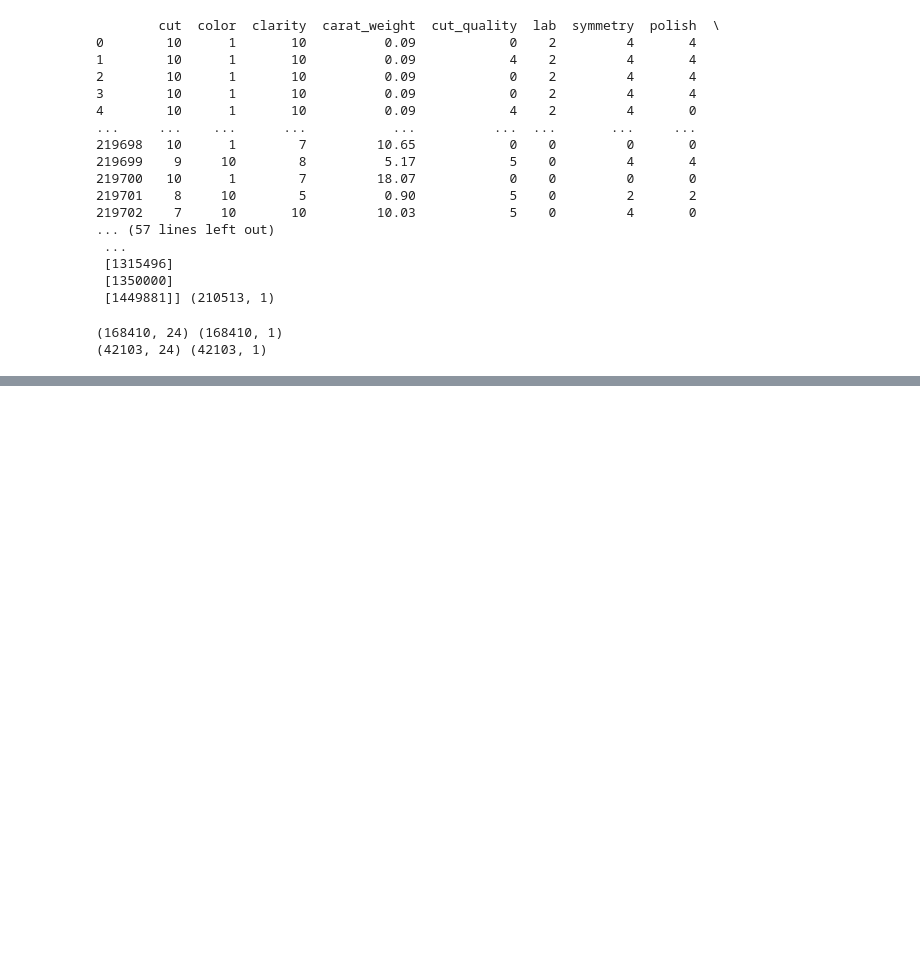
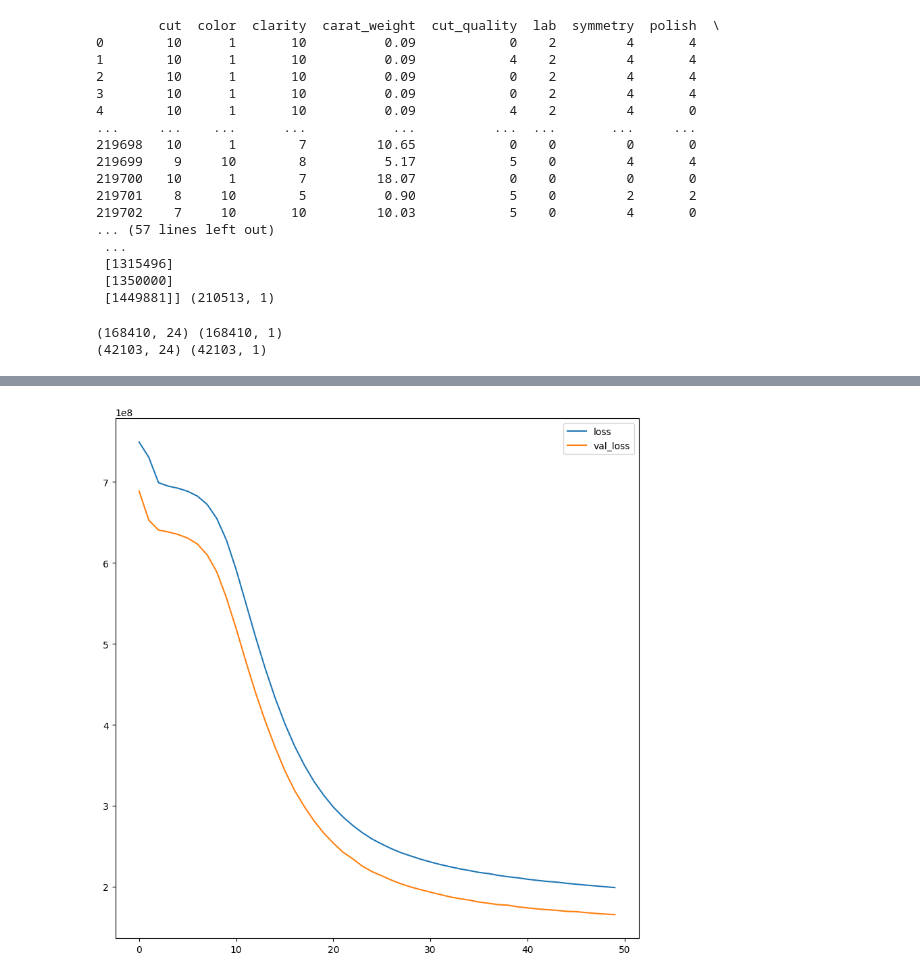
Before and after one commit to macs13/Predicting-Diamond-Sale-Price, a Jupyter notebook: notebooks/script.ipynb, the cells around one changed output, grey strips where cells are left out. Drawn from its saved outputs; the diff is of its cells as text; code cells hidden in the pictures; blank space fills up the shorter version.

Commit message:
modelling the regresion

```diff
--- a/notebooks/script.ipynb
+++ b/notebooks/script.ipynb
@@ -351,0 +354,10 @@ print(X_test.shape,y_test.shape)
+# %%
+#for this we can use the inbuilt LinearRegression model in sklearn
+from sklearn.linear_model import LinearRegression
+
+mlr = LinearRegression()
+
+mlr.fit(X_train, y_train)
+
+print("Intercept: ",mlr.intercept_)
+print("Coeffs: ", list(zip(X, mlr.coef_)))
@@ -351,0 +393,10 @@ print(X_test.shape,y_test.shape)
+# %%
+model = Sequential()
+model.add(Dense(units = 100, input_dim = 24, kernel_initializer = 'normal', activation='relu'))
+model.add(Dense(units = 50, kernel_initializer = 'normal', activation='relu'))
+model.add(Dense(1, kernel_initializer = 'normal'))
+
+#Since it is a curve fitting problem loss is MSE
+#Lets add a history to track the loss
+model.compile(loss='mean_squared_error', optimizer='adam')
+history = model.fit(X_train,y_train, validation_split = 0.2, batch_size = 2000, epochs = 50, verbose = 1 )
@@ -351,0 +422,22 @@ print(X_test.shape,y_test.shape)
+# %%
+#plotting loss curve
+'''
+plt.plot(history.history['acc'])
+plt.plot(history.history['val_acc'])
+plt.title("Model Accuracy")
+plt.ylabel("Accuracy")
+plt.xlabel("Epoch")
+plt.show()
+
+plt.plot(history.history['loss'])
+plt.plot(history.history['val_loss'])
+plt.title("Model loss")
+plt.ylabel("Loss")
+plt.xlabel("Epoch")
+plt.show()
+'''
+
+pd.DataFrame(history.history).plot(figsize = (10,10))
+plt.show()
+# %% [output]
+[figure, added]
```
Also changed, not shown: parts of 10 cells of this notebook, 1 other file.
